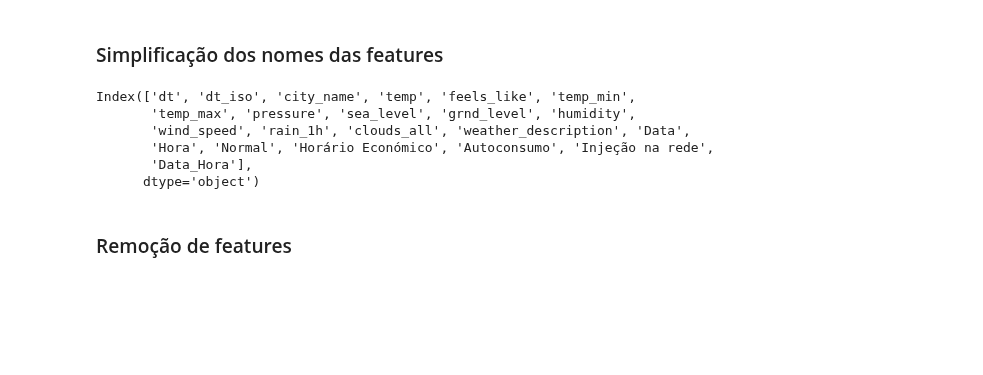
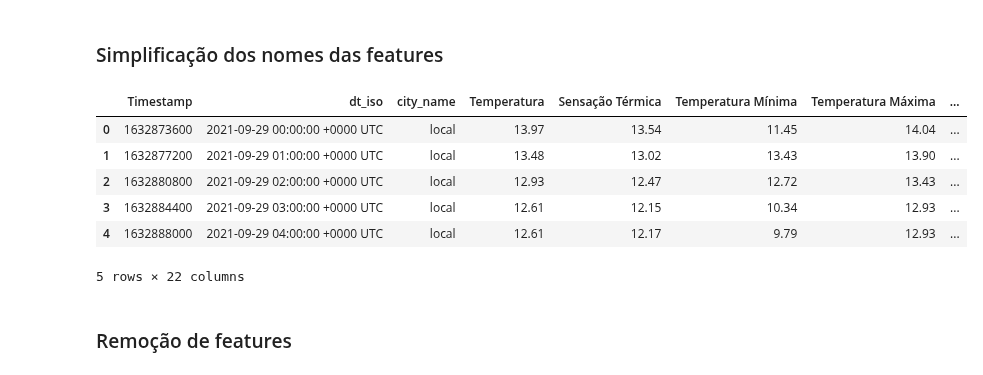
Before and after one commit to rafa2002/DAA-2324, a Jupyter notebook: Energy.ipynb, the cells around one changed output. Saved outputs shown, nothing was run; the diff lists cells and outputs as text; code cells hidden in the pictures; blank space fills up the shorter version.

```diff
--- a/Energy.ipynb
+++ b/Energy.ipynb
@@ -361,19 +361,31 @@ e_m.describe()
 # %% [markdown]
 ### Simplificação dos nomes das features
 # %%
+e_m.rename(columns={"dt": "Timestamp"}, inplace=True)
+e_m.rename(columns={"temp": "Temperatura"}, inplace=True)
+e_m.rename(columns={"feels_like": "Sensação Térmica"}, inplace=True)
+e_m.rename(columns={"temp_min": "Temperatura Mínima"}, inplace=True)
+e_m.rename(columns={"temp_max": "Temperatura Máxima"}, inplace=True)
+e_m.rename(columns={"pressure": "Pressão Atmosférica"}, inplace=True)
+e_m.rename(columns={"humidity": "Humidade (%)"}, inplace=True)
+e_m.rename(columns={"wind_speed": "Velocidade Vento"}, inplace=True)
+e_m.rename(columns={"rain_1h": "Precipitação Média"}, inplace=True)
+e_m.rename(columns={"clouds_all": "Nebulosidade (%)"}, inplace=True)
+e_m.rename(columns={"weather_description": "Estado do Tempo"}, inplace=True)
 e_m.rename(columns={"Normal (kWh)": "Normal"}, inplace=True)
 e_m.rename(columns={"Horário Económico (kWh)": "Horário Económico"}, inplace=True)
 e_m.rename(columns={"Autoconsumo (kWh)": "Autoconsumo"}, inplace=True)
 e_m.rename(columns={"Injeção na rede (kWh)": "Injeção na rede"}, inplace=True)
 
-e_m.columns
+e_m.head()
 # %% [output]
+|  | Timestamp | dt_iso | city_name | Temperatura | Sensação Térmica | Temperatura Mínima | Temperatura Máxima | ... |
+| 0 | 1632873600 | 2021-09-29 00:00:00 +0000 UTC | local | 13.97 | 13.54 | 11.45 | 14.04 | ... |
+| 1 | 1632877200 | 2021-09-29 01:00:00 +0000 UTC | local | 13.48 | 13.02 | 13.43 | 13.90 | ... |
+| 2 | 1632880800 | 2021-09-29 02:00:00 +0000 UTC | local | 12.93 | 12.47 | 12.72 | 13.43 | ... |
+| 3 | 1632884400 | 2021-09-29 03:00:00 +0000 UTC | local | 12.61 | 12.15 | 10.34 | 12.93 | ... |
+| 4 | 1632888000 | 2021-09-29 04:00:00 +0000 UTC | local | 12.61 | 12.17 | 9.79 | 12.93 | ... |
-Index(['dt', 'dt_iso', 'city_name', 'temp', 'feels_like', 'temp_min',
-       'temp_max', 'pressure', 'sea_level', 'grnd_level', 'humidity',
-       'wind_speed', 'rain_1h', 'clouds_all', 'weather_description', 'Data',
-       'Hora', 'Normal', 'Horário Económico', 'Autoconsumo', 'Injeção na rede',
-       'Data_Hora'],
-      dtype='object')
+5 rows × 22 columns
 # %% [markdown]
 ### Remoção de features
 # %% [markdown]
```
Also changed, not shown: parts of 8 cells of this notebook.
